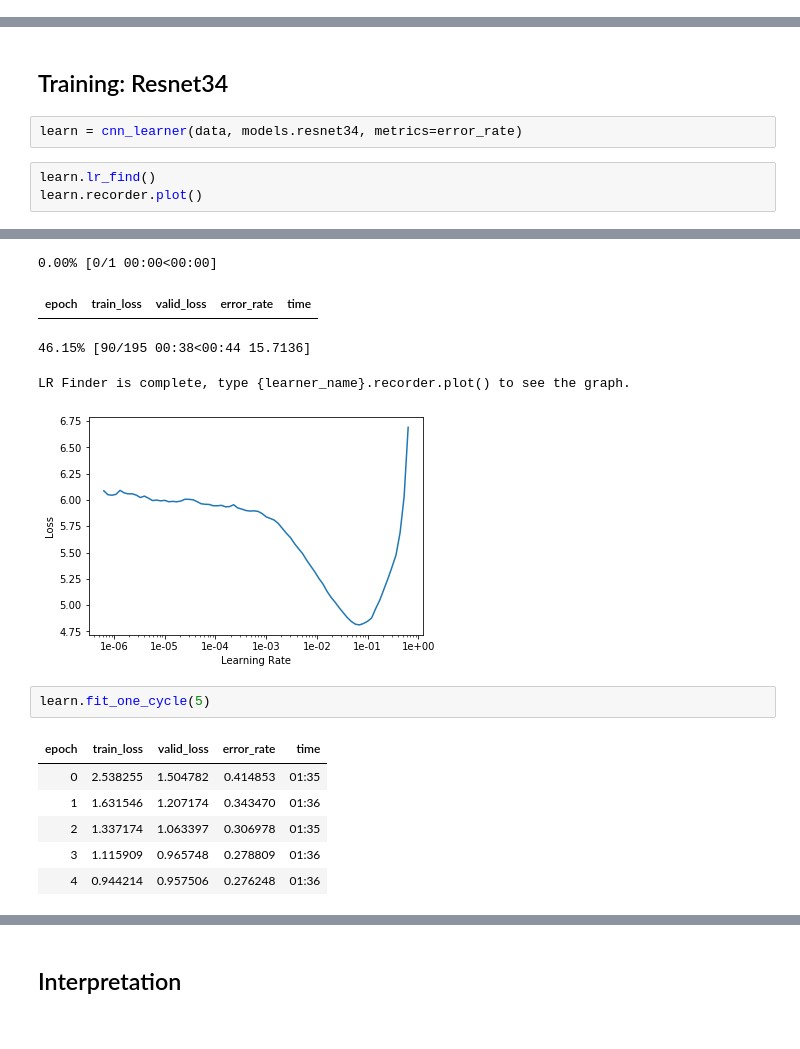
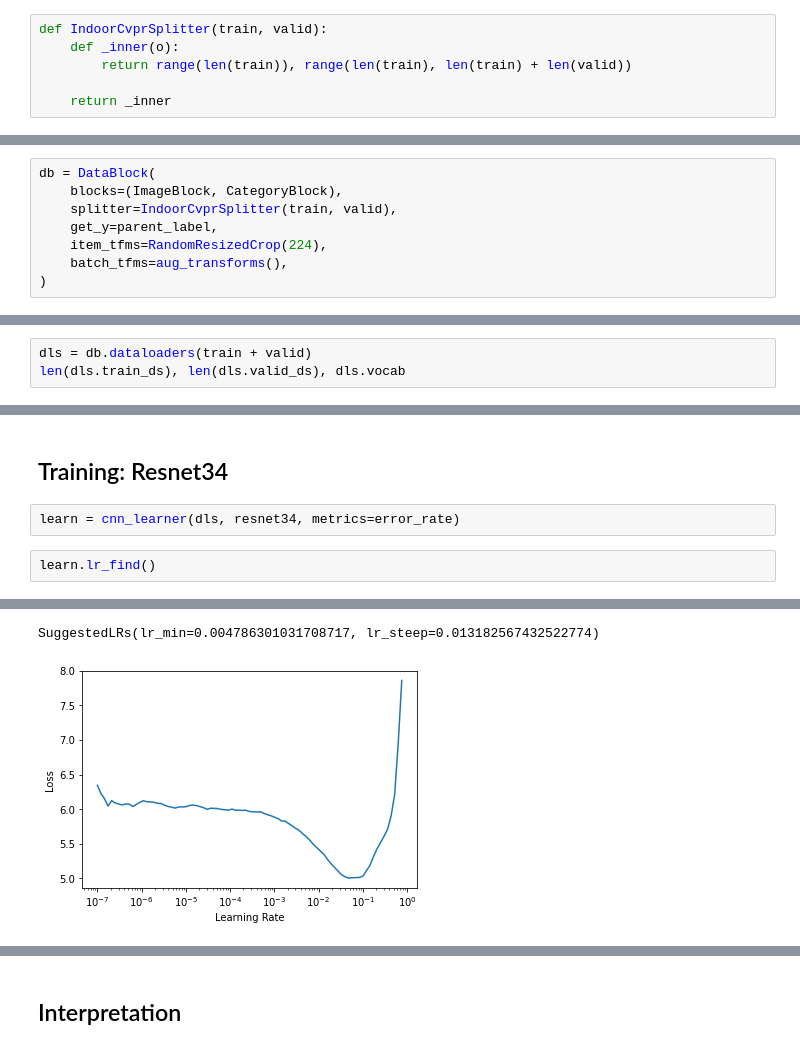
Before and after one commit to oddrationale/indoor-scene-recognition, a Jupyter notebook: indoor_scene_recognition.ipynb, the cells around one changed output, grey strips where cells are left out. Cells and saved outputs as stored; diff of their text form.

```diff
--- a/indoor_scene_recognition.ipynb
+++ b/indoor_scene_recognition.ipynb
@@ -77,0 +74,6 @@ data.show_batch(rows=4, figsize=(12,12))
+# %%
+def IndoorCvprSplitter(train, valid):
+    def _inner(o):
+        return range(len(train)), range(len(train), len(train) + len(valid))
+
+    return _inner
@@ -77,0 +82,8 @@ data.show_batch(rows=4, figsize=(12,12))
+# %%
+db = DataBlock(
+    blocks=(ImageBlock, CategoryBlock),
+    splitter=IndoorCvprSplitter(train, valid),
+    get_y=parent_label,
+    item_tfms=RandomResizedCrop(224),
+    batch_tfms=aug_transforms(),
+)
@@ -77,0 +92,3 @@ data.show_batch(rows=4, figsize=(12,12))
+# %%
+dls = db.dataloaders(train + valid)
+len(dls.train_ds), len(dls.valid_ds), dls.vocab
@@ -78,8 +103,7 @@ data.show_batch(rows=4, figsize=(12,12))
 # %% [markdown]
 ## Training: Resnet34
 # %%
-learn = cnn_learner(data, models.resnet34, metrics=error_rate)
+learn = cnn_learner(dls, resnet34, metrics=error_rate)
 # %%
 learn.lr_find()
-learn.recorder.plot()
 # %% [output]
@@ -86,14 +111,2 @@ learn.recorder.plot()
-0.00% [0/1 00:00<00:00]
+SuggestedLRs(lr_min=0.004786301031708717, lr_steep=0.013182567432522774)
-| epoch | train_loss | valid_loss | error_rate | time |
-46.15% [90/195 00:38<00:44 15.7136]
-LR Finder is complete, type {learner_name}.recorder.plot() to see the graph.
-[figure, old version]
+[figure, new version]
-# %%
-learn.fit_one_cycle(5)
-# %% [output]
-| epoch | train_loss | valid_loss | error_rate | time |
-| 0 | 2.538255 | 1.504782 | 0.414853 | 01:35 |
-| 1 | 1.631546 | 1.207174 | 0.343470 | 01:36 |
-| 2 | 1.337174 | 1.063397 | 0.306978 | 01:35 |
-| 3 | 1.115909 | 0.965748 | 0.278809 | 01:36 |
-| 4 | 0.944214 | 0.957506 | 0.276248 | 01:36 |
```
Also changed, not shown: parts of 59 cells of this notebook, 5 other files.
